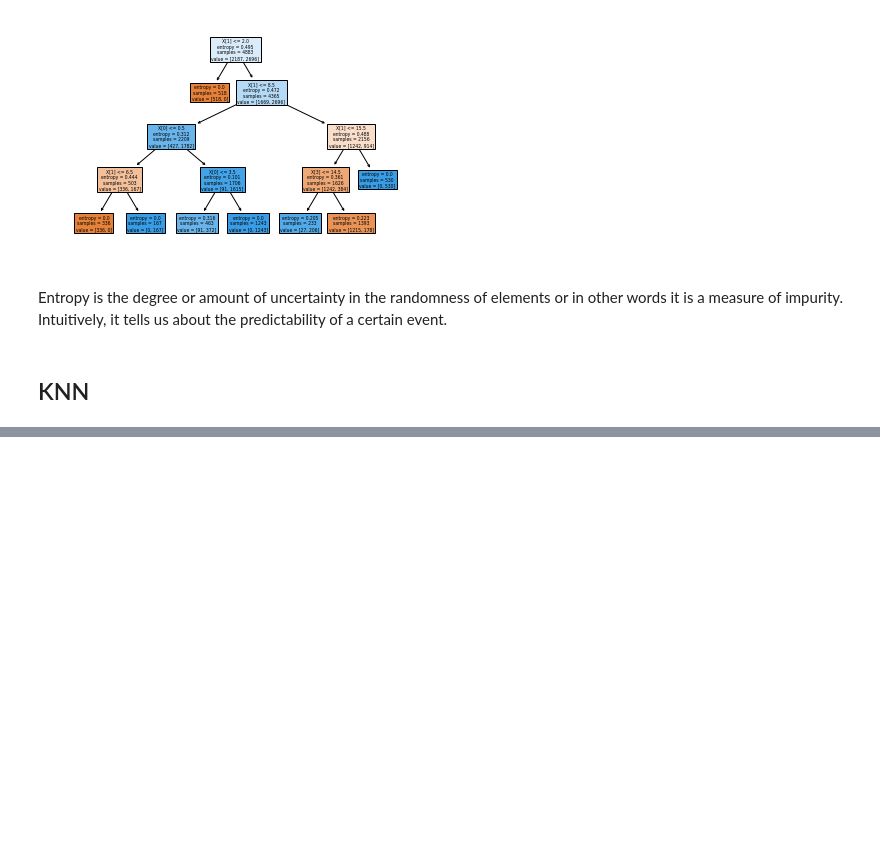
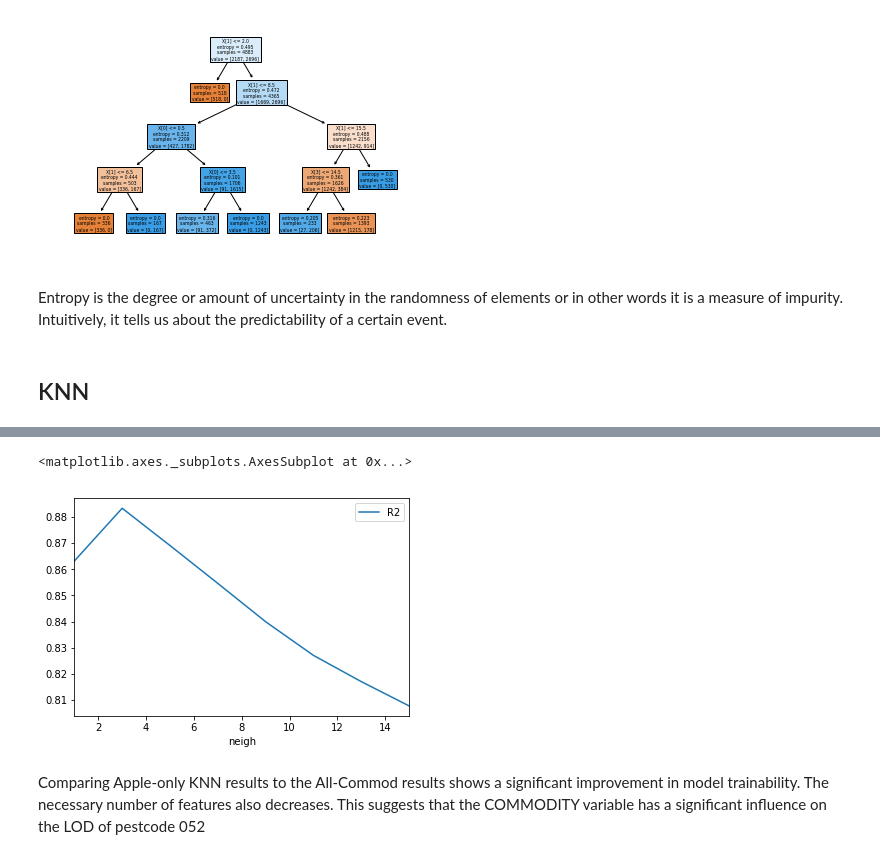
Before and after one commit to AndreaKeane/CDC_Natality_Dataset, a Jupyter notebook: ClassificationModels.ipynb, the cells around one changed output, grey strips where cells are left out. Cells and saved outputs as stored; diff of their text form; code cells hidden in the pictures; blank space fills up the shorter version.

Commit message:
Expand classification models to include multiple commods

```diff
--- a/ClassificationModels.ipynb
+++ b/ClassificationModels.ipynb
@@ -158,0 +193,21 @@ df_test.plot()
+# %%
+df_2 = df[[
+    'SAMPLE_PK',
+    'STATE',
+    'YEAR',
+    'MONTH',
+    'DAY',
+    'COMMODITY',
+    'VARIETY',
+    'SITE',
+    'LOD',
+]]
+
+# Setup classification categories
+# True -- Sample LOD <= Average LOD
+# False -- Sample LOD > Average LOD
+avg = df_2['LOD'].mean()
+print("Average LOD for pestcode {0} is {1:.2f}\n".format(pestcode, avg))
+df_2['class'] = df_2['LOD'].apply(lambda x: 'True' if x <= avg else 'False')
+
+print(df_2.head())
@@ -158,0 +274,28 @@ df_test.plot()
+# %%
+from sklearn.neighbors import KNeighborsRegressor
+
+# Split data into training and testing sets
+# Splitting 75-25 by default
+from sklearn.model_selection import train_test_split
+X_train, X_test, y_train, y_test = train_test_split(
+    X_scaled,
+    y_scaled,
+    random_state=0)
+
+df_test = pd.DataFrame(columns=['neigh', 'R2'])
+for n in [1, 3, 5, 7, 9, 11, 13, 15]:
+    # Look at the five closest neighbors.
+    knn = KNeighborsRegressor(n_neighbors=n)
+    # Fit the model on the training data.
+    knn.fit(X_train, y_train)
+    # Make point predictions on the test set using the fit model.
+    score = knn.score(X_test, y_test)
+    df_test = df_test.append({'neigh':n, 'R2':score}, ignore_index=True)
+
+df_test = df_test.set_index('neigh')
+df_test.plot()
+# %% [output]
+<matplotlib.axes._subplots.AxesSubplot at 0x...>
+[figure, added]
+# %% [markdown]
+Comparing Apple-only KNN results to the All-Commod results shows a significant improvement in model trainability. The necessary number of features also decreases. This suggests that the COMMODITY variable has a significant influence on the LOD of pestcode 052
```
Also changed, not shown: parts of 9 cells of this notebook.
